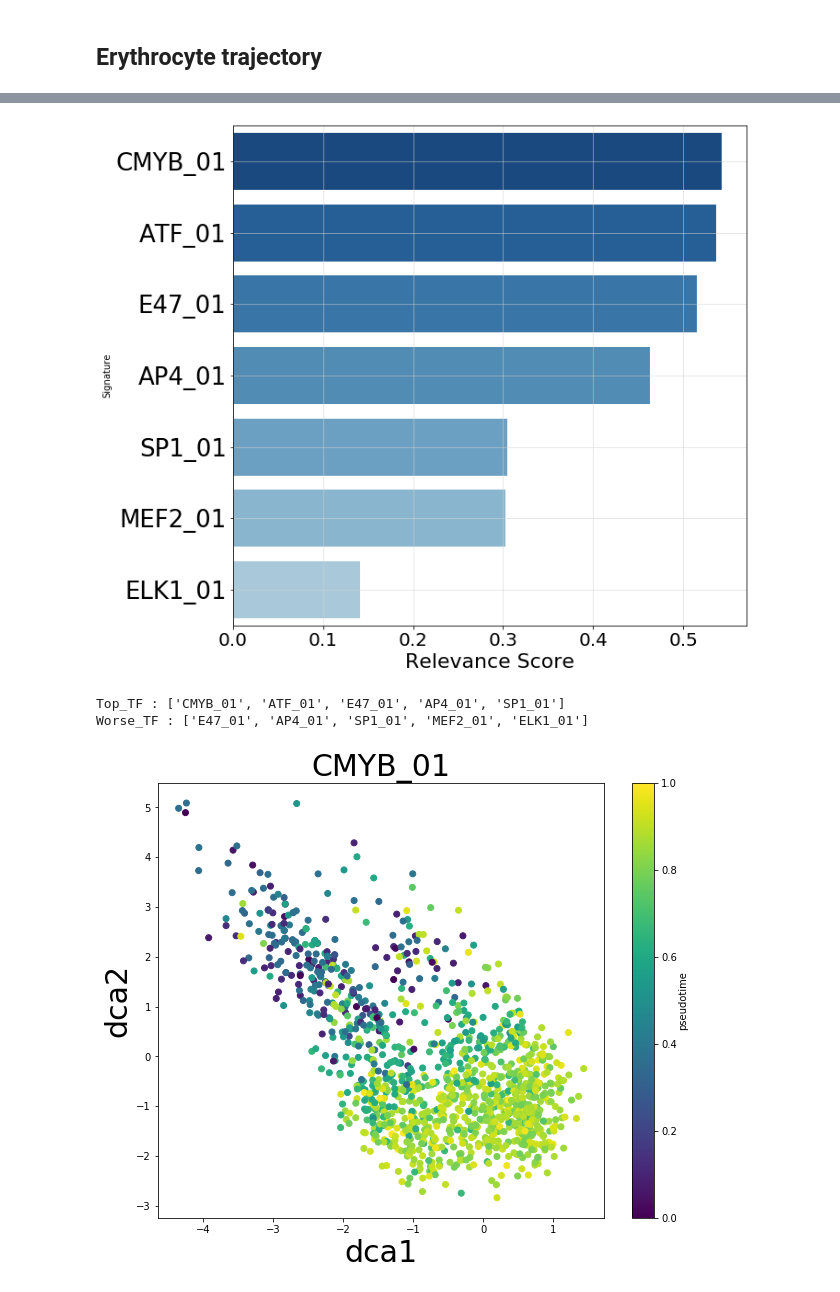
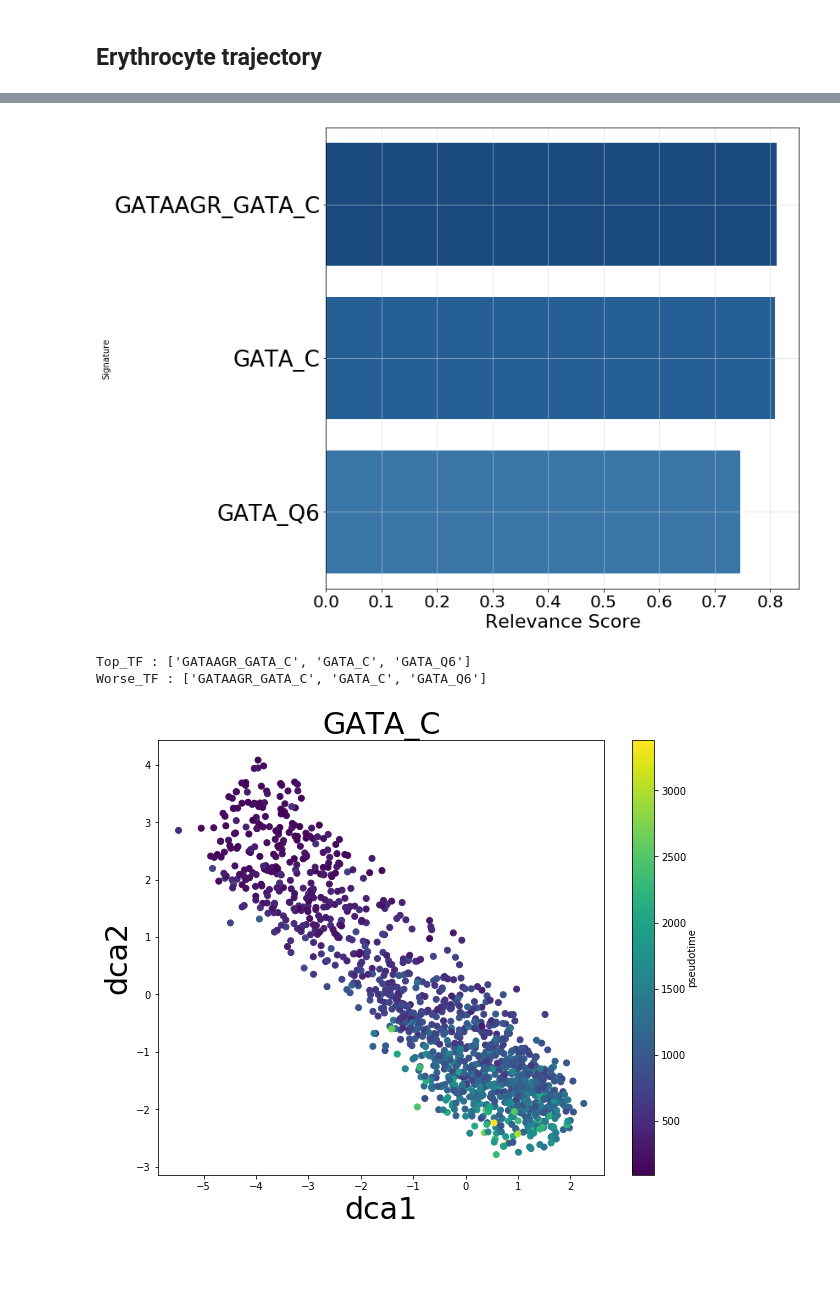
Before and after one commit to lkmklsmn/DrivAER, a Jupyter notebook: DrivAER_Tutorial.ipynb, the cells around one changed output, grey strips where cells are left out. Drawn from its saved outputs; the diff is of its cells as text; code cells hidden in the pictures; blank space fills up the shorter version.

Commit message:
update function names

```diff
--- a/DrivAER_Tutorial.ipynb
+++ b/DrivAER_Tutorial.ipynb
@@ -8,6 +11,9 @@ import scanpy as sc
 # %% [markdown]
 ## Erythrocyte trajectory
 # %%
-count1 = sc.read("./Paul_Ery.txt",sep="\t",first_column_names=True,cache=True)
+count1 = sc.read("DrivAER/data/Paul_Ery.txt",sep="\t",first_column_names=True,cache=True)
 pt1 = pd.to_numeric(count1.obs_names)
 C3_mouse = dv.get_anno(filename="C3.gmt",transfer=True)
+# %%
+total_count = np.sum(count1.X, 1)
+p1=total_count
@@ -14,5 +40,5 @@ C3_mouse = dv.get_anno(filename="C3.gmt",transfer=True)
 # %%
 my_counter = 0
-res1 = dv.calc_relevance(count = count1, pheno = pt1, tf_targets = C3_mouse[1:10],
+res1 = dv.calc_relevance(count = count1, pheno = pt1, tf_targets = C3_mouse[["GATAAGR_GATA_C","GATA_C", "GATA_Q6"]],
                            min_targets=5, datatype = "continuous")
 # %% [output]
@@ -54,11 +54,11 @@ Calculating reconstructions...
 # %%
 dv.rank_plot(result=res1,save=False)
 # %% [output]
-[figure, old version]
+[figure, new version]
-Top_TF : ['CMYB_01', 'ATF_01', 'E47_01', 'AP4_01', 'SP1_01']
-Worse_TF : ['E47_01', 'AP4_01', 'SP1_01', 'MEF2_01', 'ELK1_01']
+Top_TF : ['GATAAGR_GATA_C', 'GATA_C', 'GATA_Q6']
+Worse_TF : ['GATAAGR_GATA_C', 'GATA_C', 'GATA_Q6']
 # %%
-dv.embedding_plot(result=res1, tf_name="CMYB_01", pheno=pt1, datatype="continuous", save=False)
+dv.embedding_plot(result=res1, tf_name="GATA_C", pheno=total_count, datatype="continuous", save=False)
 # %% [output]
-[figure, old version]
+[figure, new version]
 # %%
```
Also changed, not shown: parts of 5 cells of this notebook, 16 other files.
